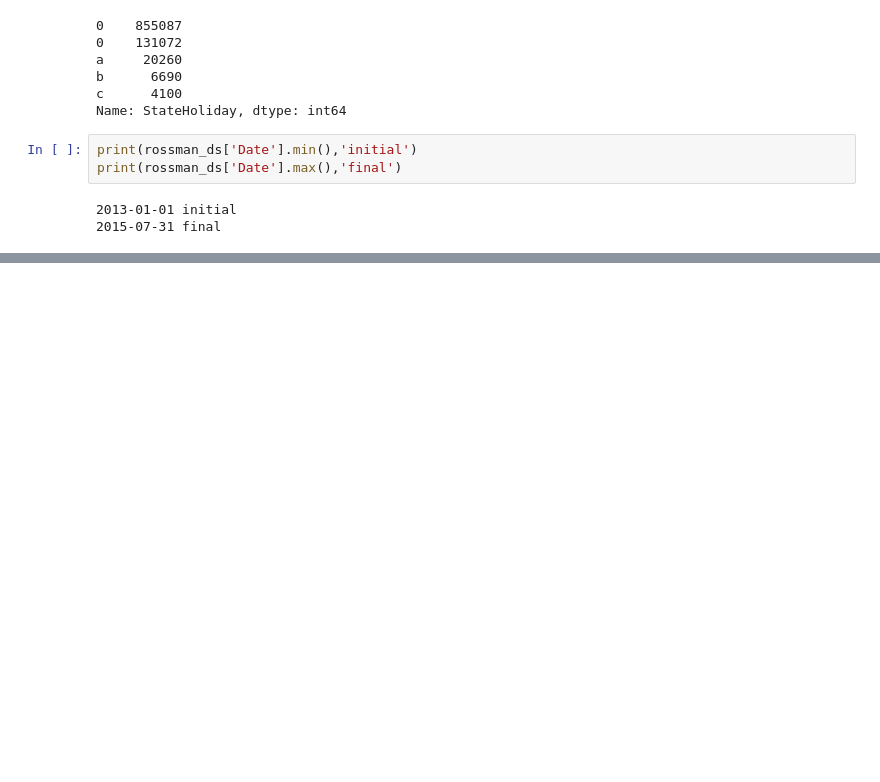
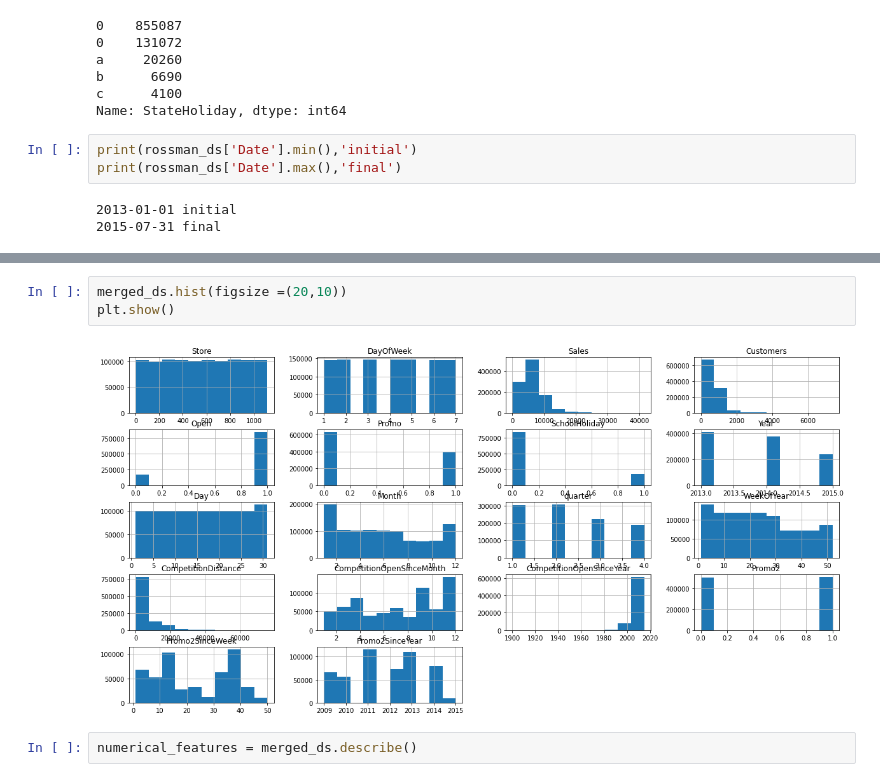
Before and after one commit to vicksypython/Retail-price-prediction-, a Jupyter notebook: ML_Retail_price_prediction_capstone_proj.ipynb, the cells around one changed output, grey strips where cells are left out. Saved outputs shown, nothing was run; the diff lists cells and outputs as text; blank space fills up the shorter version.

```diff
--- a/ML_Retail_price_prediction_capstone_proj.ipynb
+++ b/ML_Retail_price_prediction_capstone_proj.ipynb
@@ -252,0 +329,7 @@ dtype: float64
+# %%
+merged_ds.hist(figsize =(20,10))
+plt.show()
+# %% [output]
+[figure, added]
+# %%
+numerical_features = merged_ds.describe()
```
Also changed, not shown: parts of 39 cells of this notebook.
